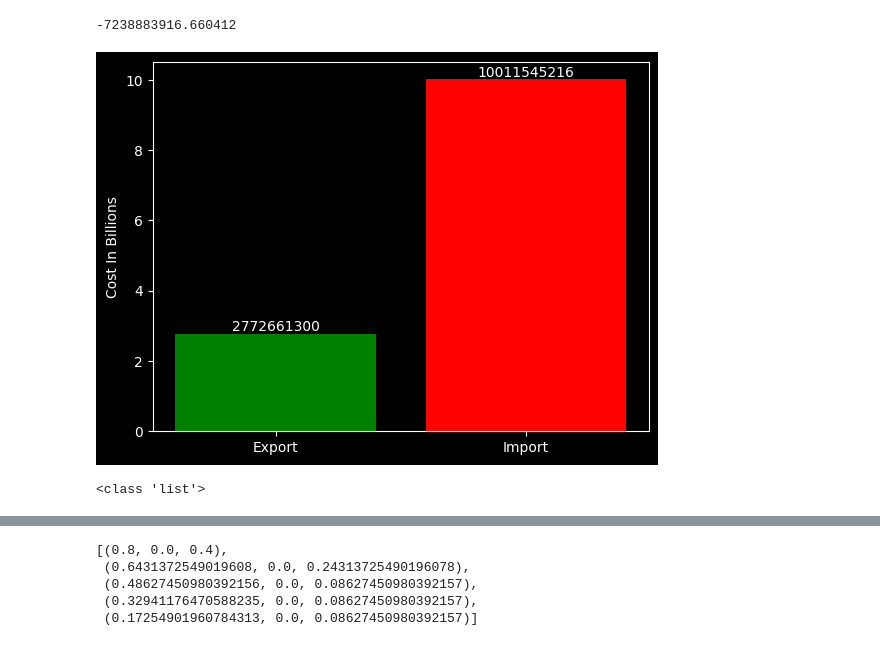
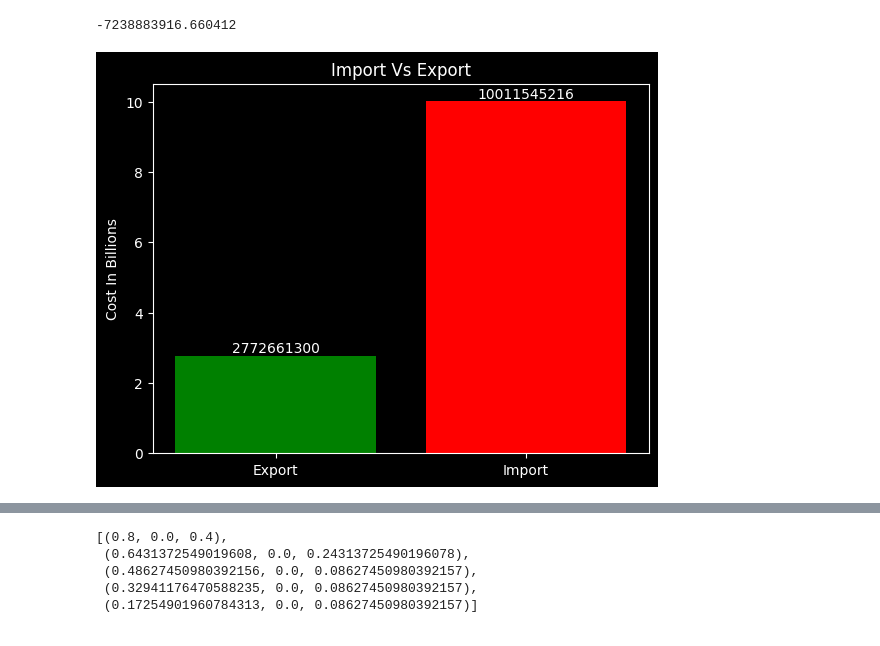
Before and after one commit to DatoKochla18/GeorgianTradeAnalysis, a Jupyter notebook: Georgia Trade/GEORGIA's_Trade_Analysis.ipynb, the cells around one changed output, grey strips where cells are left out. Cells and saved outputs as stored; diff of their text form; code cells hidden in the pictures.

```diff
--- a/Georgia Trade/GEORGIA's_Trade_Analysis.ipynb
+++ b/Georgia Trade/GEORGIA's_Trade_Analysis.ipynb
@@ -123,23 +123,22 @@ expt-impt
 # %%
 import matplotlib.pyplot as plt
 plt.style.use('dark_background')
 import matplotlib
 fig,ax= plt.subplots()
 
 x = [taip for taip, df in trade_2023.groupby(['Type'])]
 
 ax.bar(x,trade_2023.groupby('Type')['Cost'].sum(),color=['green','red'])
 ax.get_yaxis().set_major_formatter(
     matplotlib.ticker.FuncFormatter(lambda x,p: format(int(x)//1000000000, ',')))
 
 for i, j in zip(x,trade_2023.groupby('Type')['Cost'].sum()):
     ax.text(i,j, str(int(j)), ha='center', va='bottom')
 ax.set_ylabel('Cost In Billions')
+plt.title("Import Vs Export")
+
 plt.show()
 # %% [output]
-[figure, old version]
+[figure, new version]
 # %%
 gruped=trade_2023.groupby('Name')['Name','Cost'].sum().sort_values('Cost').tail(5).sort_values('Cost',ascending=False)
-print(type(x))
-# %% [output]
-<class 'list'>
```
Also changed, not shown: parts of 10 cells of this notebook.
